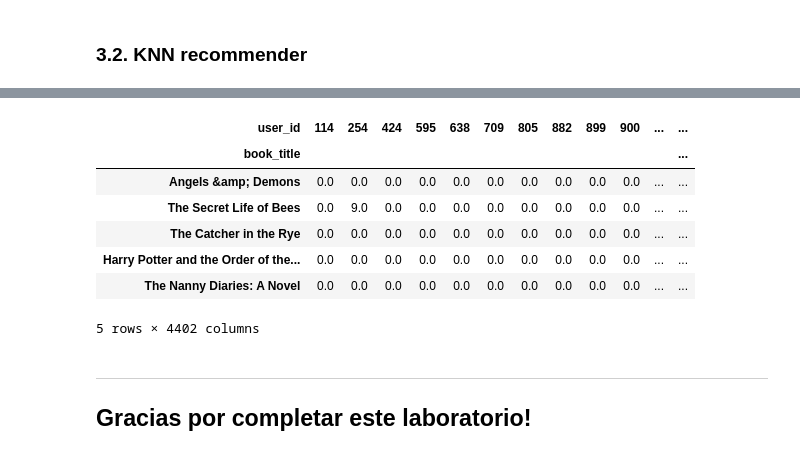
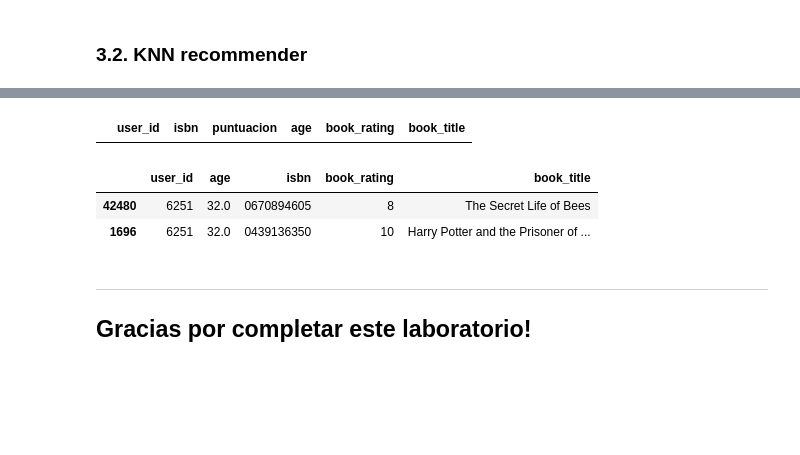
Before and after one commit to JCaballerot/Recommender-Systems, a Jupyter notebook: K_Nearest_Neighbors_Recommender/Book_Crossing_KNN.ipynb, the cells around one changed output, grey strips where cells are left out. Drawn from its saved outputs; the diff is of its cells as text; code cells hidden in the pictures; blank space fills up the shorter version.

```diff
--- a/K_Nearest_Neighbors_Recommender/Book_Crossing_KNN.ipynb
+++ b/K_Nearest_Neighbors_Recommender/Book_Crossing_KNN.ipynb
@@ -413,14 +363,14 @@ test.head()
-# %%
-test.head()
-# %% [output]
-| user_id | 114 | 254 | 424 | 595 | 638 | 709 | 805 | 882 | 899 | 900 | ... | ... |
-| book_title |  |  |  |  |  |  |  |  |  |  |  | ... |
-| Angels &amp; Demons | 0.0 | 0.0 | 0.0 | 0.0 | 0.0 | 0.0 | 0.0 | 0.0 | 0.0 | 0.0 | ... | ... |
-| The Secret Life of Bees | 0.0 | 9.0 | 0.0 | 0.0 | 0.0 | 0.0 | 0.0 | 0.0 | 0.0 | 0.0 | ... | ... |
-| The Catcher in the Rye | 0.0 | 0.0 | 0.0 | 0.0 | 0.0 | 0.0 | 0.0 | 0.0 | 0.0 | 0.0 | ... | ... |
-| Harry Potter and the Order of the... | 0.0 | 0.0 | 0.0 | 0.0 | 0.0 | 0.0 | 0.0 | 0.0 | 0.0 | 0.0 | ... | ... |
-| The Nanny Diaries: A Novel | 0.0 | 0.0 | 0.0 | 0.0 | 0.0 | 0.0 | 0.0 | 0.0 | 0.0 | 0.0 | ... | ... |
-5 rows × 4402 columns
+# %%
+recsys = pd.merge(recomendaciones_tabla, test, on = ['user_id', 'isbn'], how = 'left')
+recsys[~recsys.book_rating.isnull()].head()
+# %% [output]
+|  | user_id | isbn | puntuacion | age | book_rating | book_title |
+# %%
+test[test.user_id == 6251]
+# %% [output]
+|  | user_id | age | isbn | book_rating | book_title |
+| 42480 | 6251 | 32.0 | 0670894605 | 8 | The Secret Life of Bees |
+| 1696 | 6251 | 32.0 | 0439136350 | 10 | Harry Potter and the Prisoner of ... |
 # %% [markdown]
 ---
 ## Gracias por completar este laboratorio!
```
Also changed, not shown: parts of 22 cells of this notebook.
